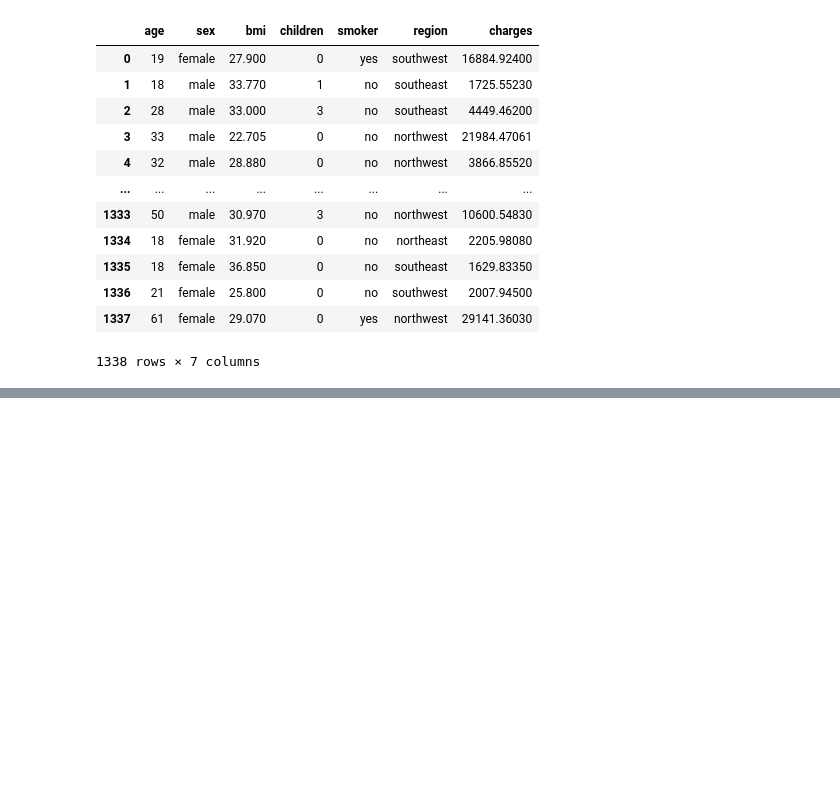
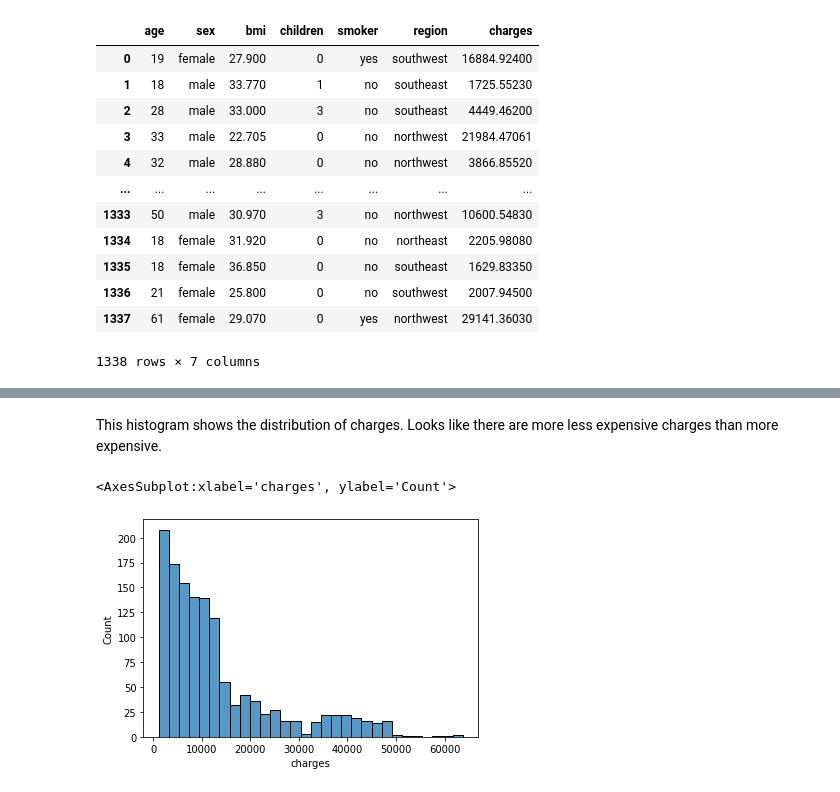
Before and after one commit to data301-2021-winter1/project-group10-project, a Jupyter notebook: notebooks/analysis2.ipynb, the cells around one changed output, grey strips where cells are left out. Cells and saved outputs as stored; diff of their text form; code cells hidden in the pictures; blank space fills up the shorter version.

```diff
--- a/notebooks/analysis2.ipynb
+++ b/notebooks/analysis2.ipynb
@@ -26,0 +34,3 @@ data
+# %%
+data = pd.read_csv("../data/raw/insurance.csv")
+data.info()
@@ -26,0 +98,3 @@ data
+# %%
+data["smoker"] = data["smoker"] == "yes"
+data["smoker"]
@@ -26,0 +114,7 @@ data
+# %% [markdown]
+This histogram shows the distribution of charges. Looks like there are more less expensive charges than more expensive.
+# %%
+sns.histplot(data["charges"])
+# %% [output]
+<AxesSubplot:xlabel='charges', ylabel='Count'>
+[figure, added]
```
Also changed, not shown: parts of 33 cells of this notebook, 1 other file.
